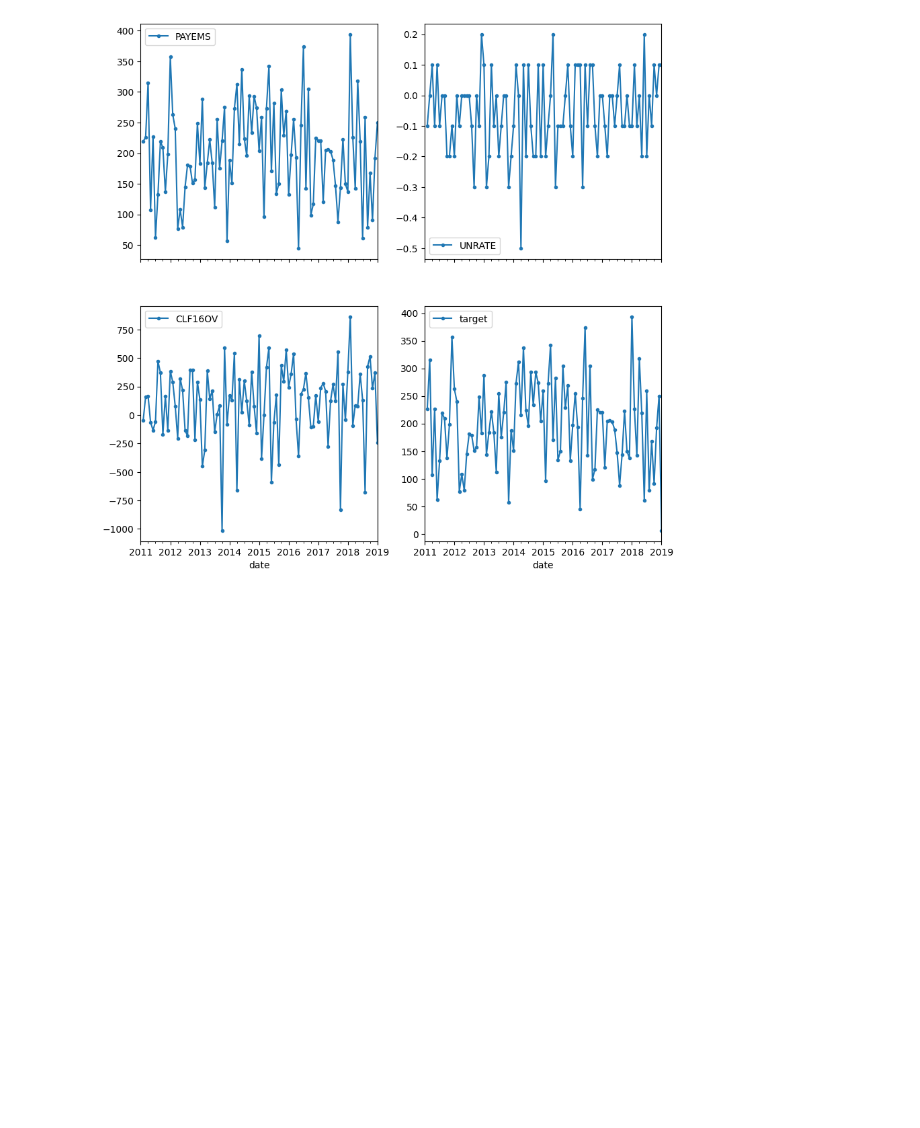
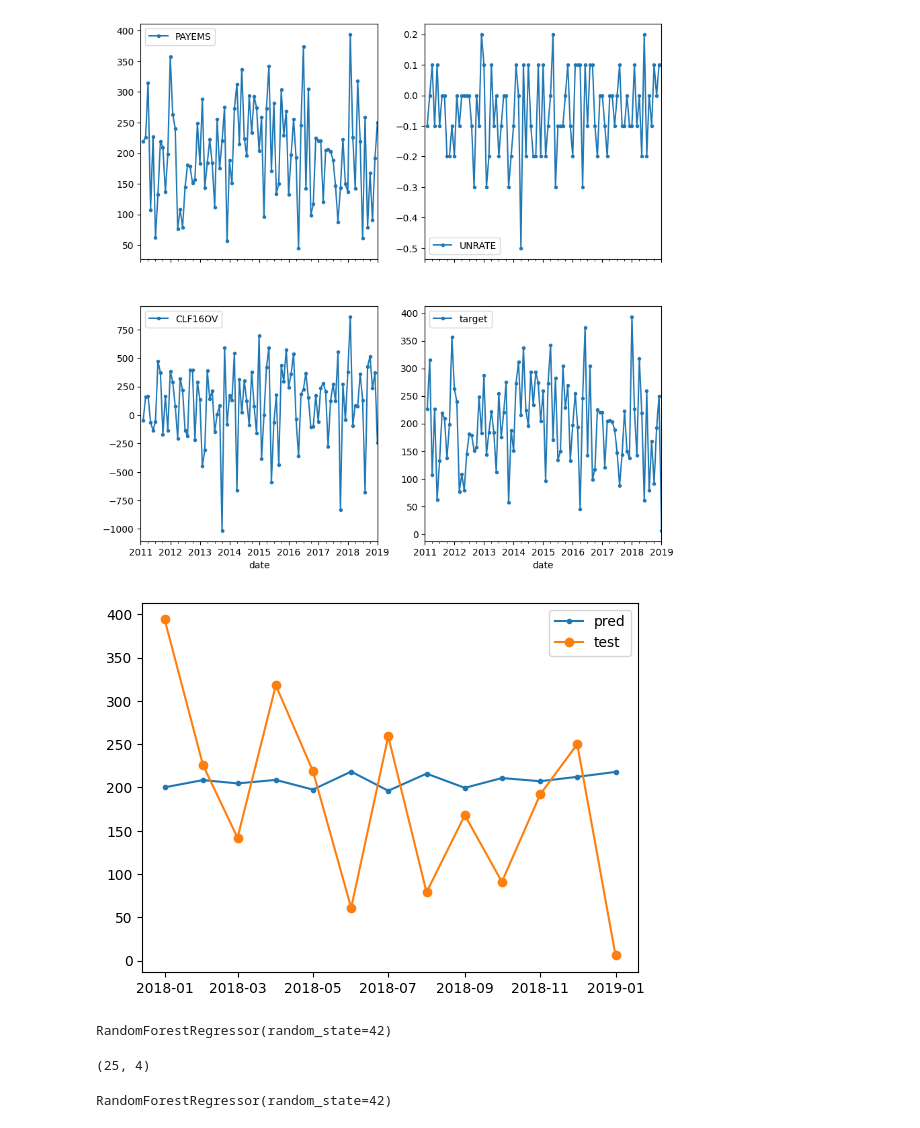
Before and after one commit to jhmuller/payems2, a Jupyter notebook: fred.ipynb, the cells around one changed output. Saved outputs shown, nothing was run; the diff lists cells and outputs as text; code cells hidden in the pictures; blank space fills up the shorter version.

Commit message:
progress with the notebook and regression

```diff
--- a/fred.ipynb
+++ b/fred.ipynb
@@ -86,7 +69,7 @@ y.tail(2)
 # %%
-xvars = ['PAYEMS', 'UNRATE', 'CLF16OV']
-yvar = 'target'
-allvars = xvars + [yvar]
+xcols = ['PAYEMS', 'UNRATE', 'CLF16OV']
+ycol = 'target'
+allvars = xcols + [ycol]
 allvars
 # %% [output]
 ['PAYEMS', 'UNRATE', 'CLF16OV', 'target']
@@ -120,0 +108,49 @@ for r in range(0, plot_rows):
+# %%
+df = regrdf
+X = df[xcols]
+y = df[ycol]
+# train before 2016
+# val = 2016
+# test 2017
+X_train = X.loc[(X.index > '2011-01-01') & (X.index < '2017-01-01')]
+y_train = y.loc[(y.index > '2011-01-01') & (y.index < '2017-01-01')]
+
+X_val = X.loc[(X.index < '2018-01-01') & (X.index >= '2017-01-01')]
+y_val = y.loc[(y.index < '2018-01-01') & (y.index >= '2017-01-01')]
+
+X_test = X.loc[X.index >= '2018-01-01']
+y_test = y.loc[y.index >= '2018-01-01']
+# %%
+y_train
+from sklearn.linear_model import LinearRegression
+lin_model = LinearRegression()
+lin_model.fit(X_train, y_train)
+pred = lin_model.predict(X_test)
+# %%
+ypred = pd.DataFrame(data=pred, index=y_test.index)
+#lot(x=y_pred.index, y=y_pred.values)
+plt.plot(ypred, label="pred", marker='.')
+plt.plot(y_test, label="test", marker='o')
+plt.legend()
+plt.show()
+# %% [output]
+[figure, added]
+# %%
+# Initialize the Random Forest Regressor
+# n_estimators: number of trees in the forest
+# random_state: for reproducibility
+rf_regressor = RandomForestRegressor(n_estimators=100, random_state=42)
+
+# Train the model
+rf_regressor.fit(X_train, y_train)
+# %% [output]
+RandomForestRegressor(random_state=42)
+# %%
+y_test.shape
+# %% [output]
+(25, 4)
+# %%
+type(rf_regressor)
+rf_regressor
+# %% [output]
+RandomForestRegressor(random_state=42)
```
Also changed, not shown: parts of 8 cells of this notebook, 3 other files.
